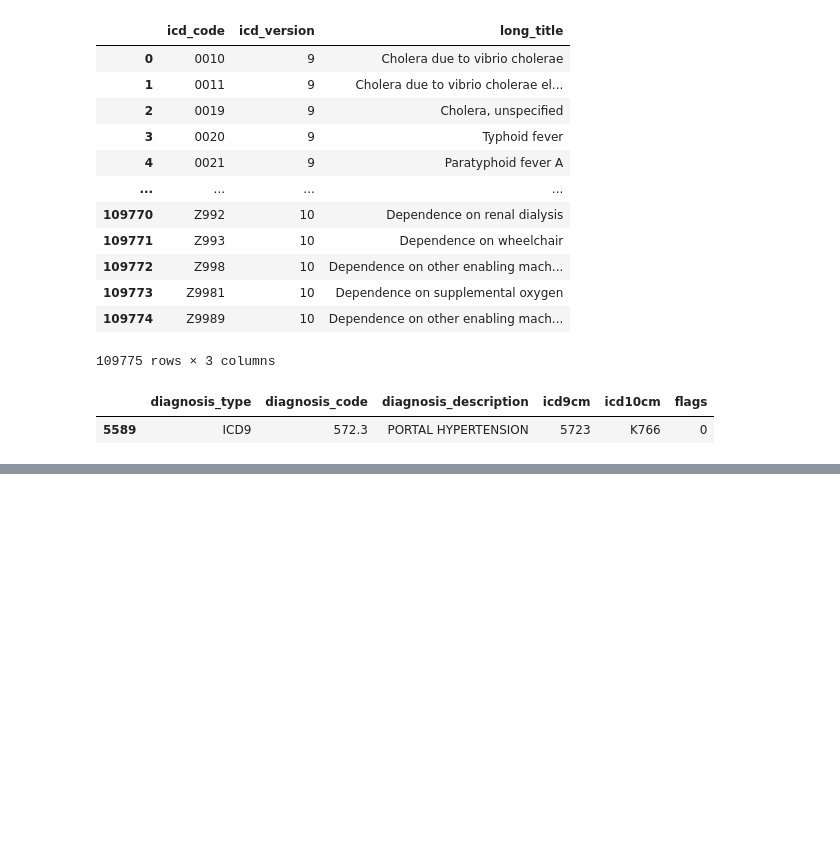
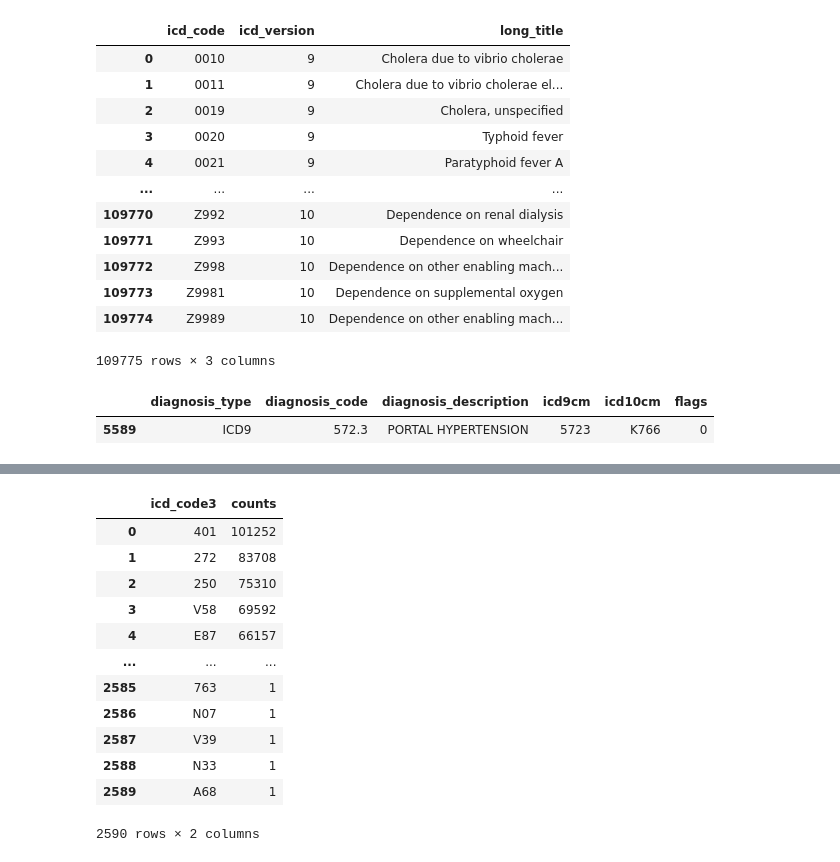
Before and after one commit to smitamisra/EHR_exploration, a Jupyter notebook: notebooks/Untitled1.ipynb, the cells around one changed output, grey strips where cells are left out. Saved outputs shown, nothing was run; the diff lists cells and outputs as text; code cells hidden in the pictures; blank space fills up the shorter version.

```diff
--- a/notebooks/Untitled1.ipynb
+++ b/notebooks/Untitled1.ipynb
@@ -132,0 +181,17 @@ mappingicd9_icd10.loc[mappingicd9_icd10['icd9cm']== '5723']
+# %%
+diag_d['icd_3'].value_counts().to_frame().reset_index().rename(columns={'index':'icd_code3',
+                                                                       'icd_3': 'counts'})
+# %% [output]
+|  | icd_code3 | counts |
+| 0 | 401 | 101252 |
+| 1 | 272 | 83708 |
+| 2 | 250 | 75310 |
+| 3 | V58 | 69592 |
+| 4 | E87 | 66157 |
+| ... | ... | ... |
+| 2585 | 763 | 1 |
+| 2586 | N07 | 1 |
+| 2587 | V39 | 1 |
+| 2588 | N33 | 1 |
+| 2589 | A68 | 1 |
+2590 rows × 2 columns
```
Also changed, not shown: parts of 4 cells of this notebook.
